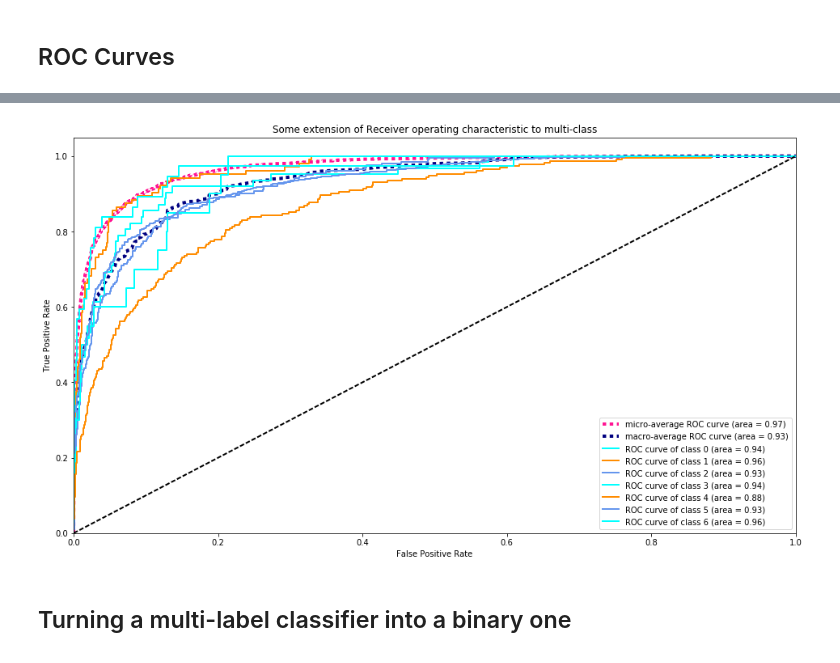
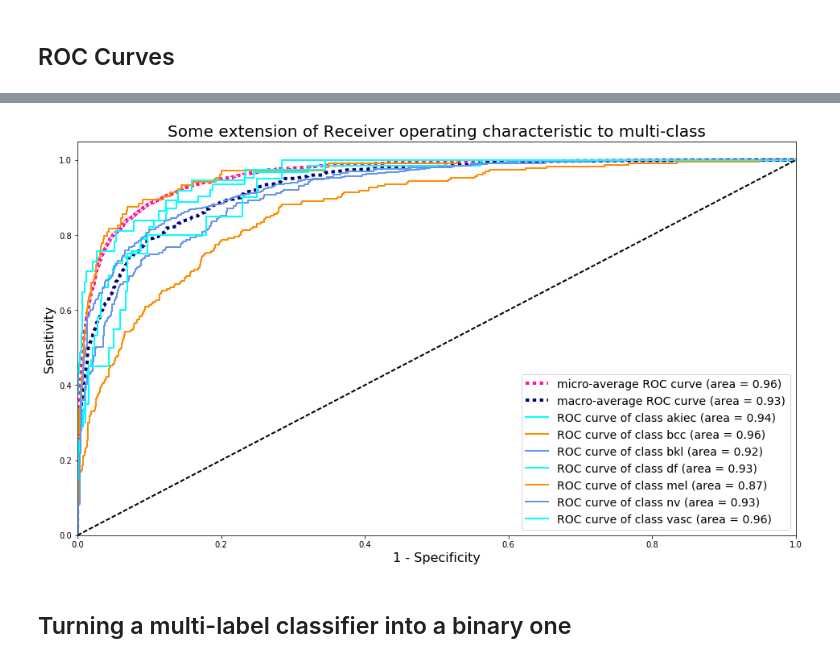
Before and after one commit to leodlca/skin-cancer-classifier, a Jupyter notebook: skin-cancer-classifier.ipynb, the cells around one changed output, grey strips where cells are left out. Cells and saved outputs as stored; diff of their text form; code cells hidden in the pictures.

```diff
--- a/skin-cancer-classifier.ipynb
+++ b/skin-cancer-classifier.ipynb
@@ -258,24 +261,29 @@ The quantity of images for each class is not balanced. Nearly 70% of the images
 
 I also performed manual early stopping when I noticed overfitting.
 # %%
-from tensorflow.keras.callbacks import ModelCheckpoint, LambdaCallback
+from tensorflow.keras.callbacks import ModelCheckpoint, EarlyStopping
 
 checkpointer = ModelCheckpoint(filepath='saved_models/weights.best.xception.hdf5',
                                verbose=1, save_best_only=True)
 
 class_weight = {
-    0: 6705 / 327 * 5, #akiec
+    0: 6705 / 327, #akiec
     1: 6705 / 514, #bcc
     2: 6705 / 1099, #bkl
-    3: 6705 / 115 * 5, #df
-    4: 6705 / 1113 * 10, #mel
-    5: 1 / 2, #nv
+    3: 6705 / 115 * 2, #df
+    4: 6705 / 1113, #mel
+    5: 1 / 1.5, #nv
     6: 6705 / 142 #vasc
 }
 
-model.fit(train_features, y_train,
+early_stopping = EarlyStopping(monitor='val_loss',
+                              min_delta=0,
+                              patience=10,
+                              verbose=0, mode='auto')
+
+history = model.fit(train_features, y_train,
           validation_data=(valid_features, y_val),
-          epochs=300, batch_size=32, callbacks=[checkpointer], verbose=1,
+          epochs=300, batch_size=512, callbacks=[checkpointer, early_stopping], verbose=1,
           shuffle=True, class_weight=class_weight)
 # %% [output]
 Train on 6409 samples, validate on 1603 samples
@@ -375,8 +404,12 @@ The ROC Curve is one of the best ways to evaluate categorical classifiers, as th
 
 Here we can see that our model is doing pretty good for most of the classes, and has a nice micro and macro-average ROC AUC score.
 # %%
+from sklearn.metrics import roc_curve, auc
+
 n_classes = 7
 y_score = model.predict(test_features)
+
+lw = 2
 
 # Compute ROC curve and ROC area for each class
 fpr = dict()
@@ -403,39 +436,39 @@ for i in range(n_classes):
 # Finally average it and compute AUC
 mean_tpr /= n_classes
 
 fpr["macro"] = all_fpr
 tpr["macro"] = mean_tpr
 roc_auc["macro"] = auc(fpr["macro"], tpr["macro"])
 
 # Plot all ROC curves
 plt.figure()
 plt.plot(fpr["micro"], tpr["micro"],
          label='micro-average ROC curve (area = {0:0.2f})'
                ''.format(roc_auc["micro"]),
          color='deeppink', linestyle=':', linewidth=4)
 
 plt.plot(fpr["macro"], tpr["macro"],
          label='macro-average ROC curve (area = {0:0.2f})'
                ''.format(roc_auc["macro"]),
          color='navy', linestyle=':', linewidth=4)
 
 colors = cycle(['aqua', 'darkorange', 'cornflowerblue'])
 for i, color in zip(range(n_classes), colors):
     plt.plot(fpr[i], tpr[i], color=color, lw=lw,
              label='ROC curve of class {0} (area = {1:0.2f})'
-             ''.format(i, roc_auc[i]))
+             ''.format(target_names[i], roc_auc[i]))
 
 plt.plot([0, 1], [0, 1], 'k--', lw=lw)
 plt.xlim([0.0, 1.0])
 plt.ylim([0.0, 1.05])
-plt.xlabel('False Positive Rate')
-plt.ylabel('True Positive Rate')
-plt.title('Some extension of Receiver operating characteristic to multi-class')
-plt.legend(loc="lower right")
+plt.xlabel('1 - Specificity', fontsize=16)
+plt.ylabel('Sensitivity', fontsize=16)
+plt.title('Some extension of Receiver operating characteristic to multi-class', fontsize=20)
+plt.legend(loc="lower right", fontsize=14)
 plt.savefig('my_results/roc-7.png')
 plt.show()
 # %% [output]
-[figure, old version]
+[figure, new version]
 # %% [markdown]
 ## Turning a multi-label classifier into a binary one
 # %% [markdown]
```
Also changed, not shown: parts of 12 cells of this notebook, 20 other files.
